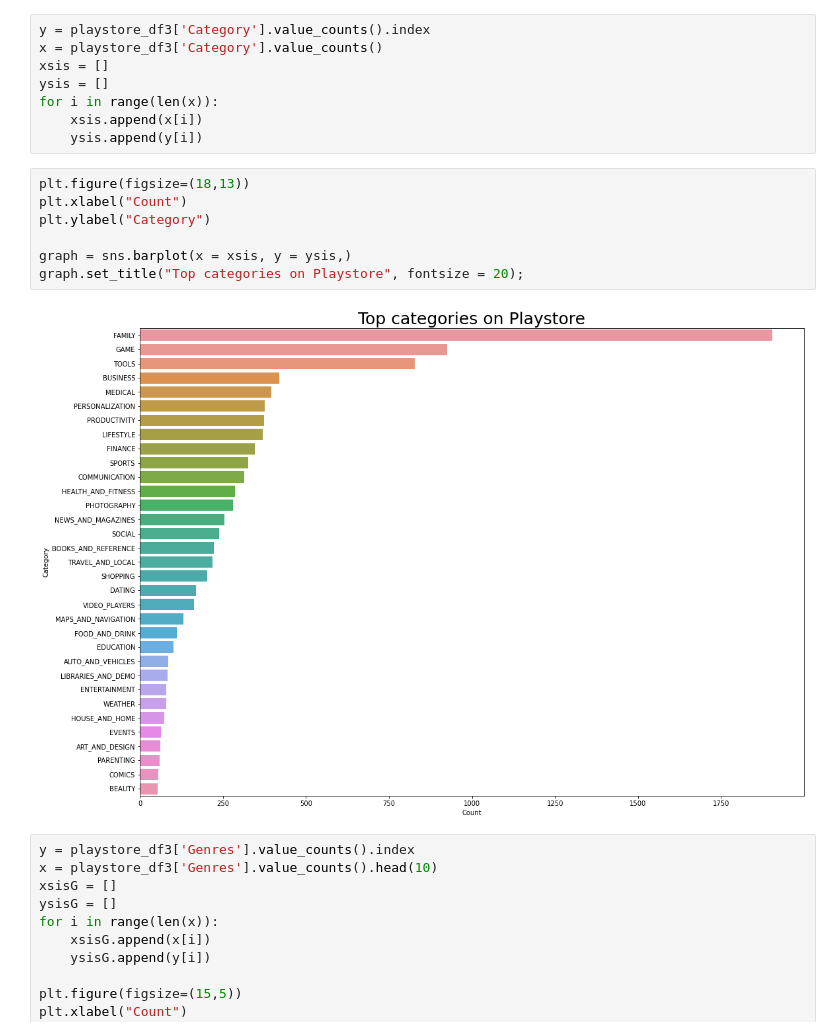
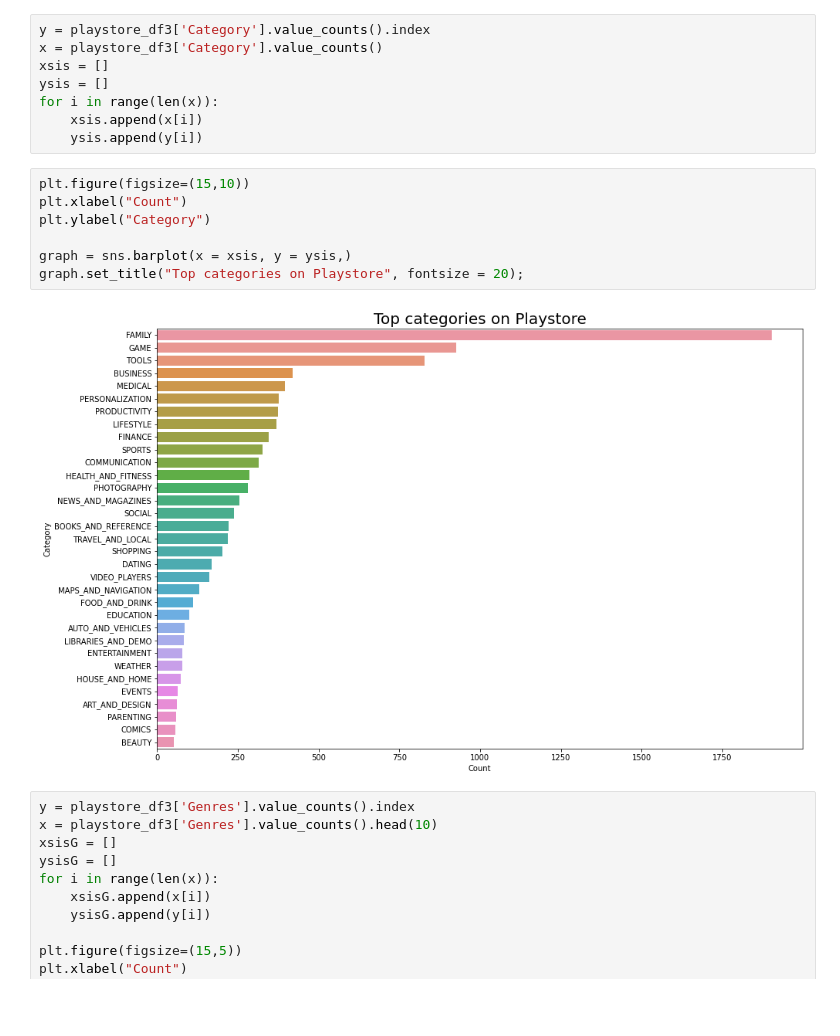
Before and after one commit to jayu071/Playstore_DataDigger, a Jupyter notebook: Play_Store_App_Review_Analysis_Capstone_Project.ipynb, the cells around one changed output. Cells and saved outputs as stored; diff of their text form; blank space fills up the shorter version.

```diff
--- a/Play_Store_App_Review_Analysis_Capstone_Project.ipynb
+++ b/Play_Store_App_Review_Analysis_Capstone_Project.ipynb
@@ -851,14 +859,14 @@ for i in range(len(x)):
     xsis.append(x[i])
     ysis.append(y[i])
 # %%
-plt.figure(figsize=(18,13))
+plt.figure(figsize=(15,10))
 plt.xlabel("Count")
 plt.ylabel("Category")
 
 graph = sns.barplot(x = xsis, y = ysis,)
 graph.set_title("Top categories on Playstore", fontsize = 20);
 # %% [output]
-[figure, old version]
+[figure, new version]
 # %%
 y = playstore_df3['Genres'].value_counts().index
 x = playstore_df3['Genres'].value_counts().head(10)
```
Also changed, not shown: parts of 8 cells of this notebook.
